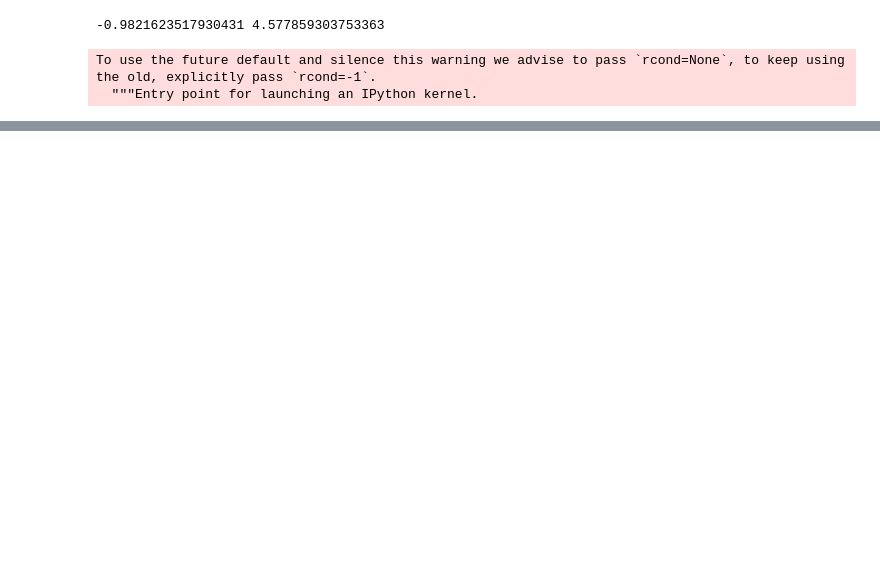
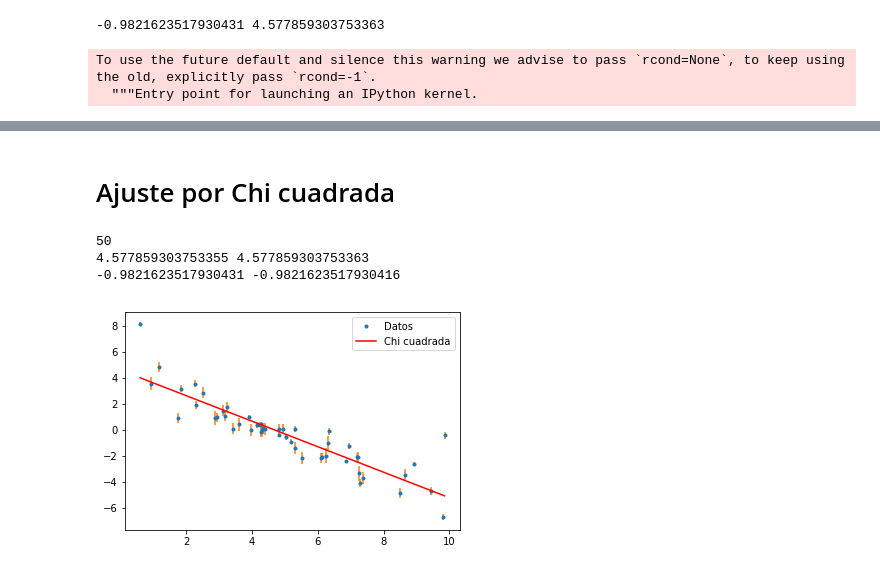
Before and after one commit to DCIDA2019/dcida2020ii-FabianHdzGtz, a Jupyter notebook: Oct9/ajuste.ipynb, the cells around one changed output, grey strips where cells are left out. Cells and saved outputs as stored; diff of their text form; code cells hidden in the pictures; blank space fills up the shorter version.

```diff
--- a/Oct9/ajuste.ipynb
+++ b/Oct9/ajuste.ipynb
@@ -46,0 +47,34 @@ ModuleNotFoundError: No module named 'numpy.testing.decorators'
+# %% [markdown]
+# Ajuste por Chi cuadrada
+# %%
+#obtenemos el numero total de datos n
+n=len(datos[0,:])
+print(n)
+#obtenemos la media de los X
+x_mean=np.mean(datos[0,:])
+#obtenemos la suma total de cada Xi elevado al cuadrado
+sq= datos[0,:]*datos[0,:]
+x2_sum=sq.sum()
+#obtenemos la suma de multimpliacar cada elemento Xi con cada Yi
+sq2=datos[0,:]*datos[1,:]
+xy_sum=sq2.sum()
+#la media de los valores de Y
+y_mean=np.mean(datos[1,:])
+
+c2= ((y_mean* x2_sum)- (x_mean * xy_sum) )/(x2_sum - (n*(x_mean)**2))
+print(c2,c)
+
+m2= (xy_sum -n*y_mean*x_mean)/(x2_sum - n*(x_mean**2))
+print(m,m2)
+# %% [output]
+50
+4.577859303753355 4.577859303753363
+-0.9821623517930431 -0.9821623517930416
+# %%
+plt.plot(datos[0,:], datos[1,:], 'o', label='Datos', markersize=3)
+plt.errorbar(datos[0,:], datos[1,:],yerr= datos[2,:],ls='')
+plt.plot(datos[0,:], m2*datos[0,:] + c2, 'r', label='Chi cuadrada')
+plt.legend()
+plt.show()
+# %% [output]
+[figure, added]
```
Also changed, not shown: parts of 8 cells of this notebook.
